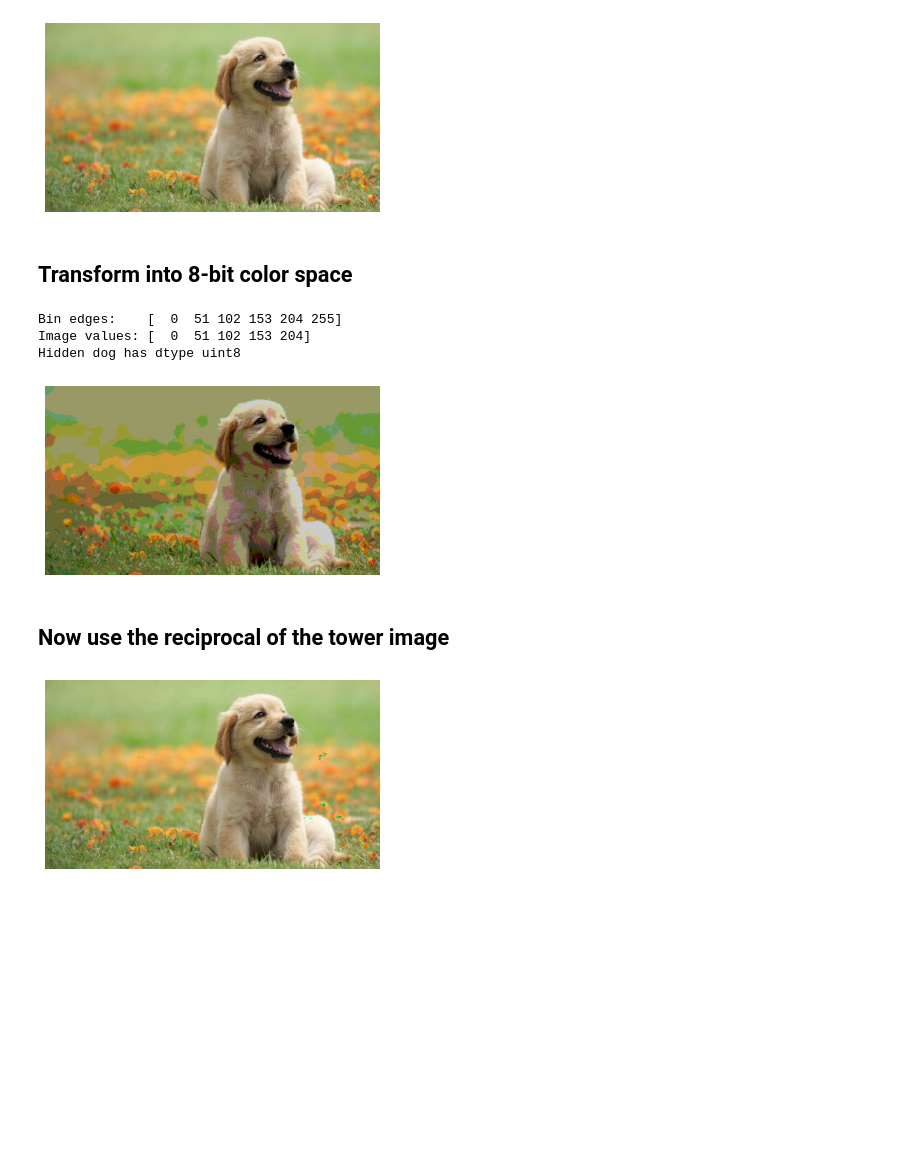
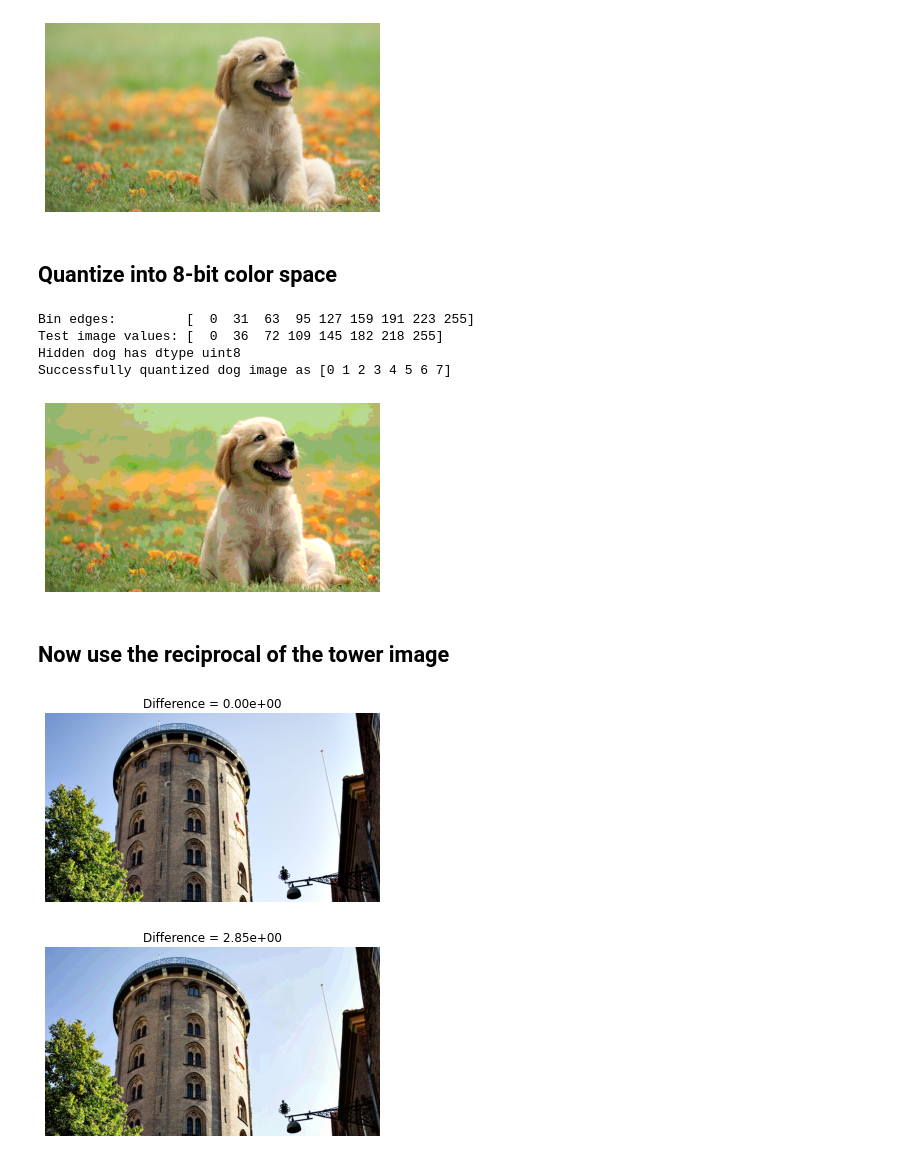
Before and after one commit to simonaertssen/steganography, a Jupyter notebook: preparation.ipynb, the cells around one changed output. Drawn from its saved outputs; the diff is of its cells as text; code cells hidden in the pictures; blank space fills up the shorter version.

```diff
--- a/preparation.ipynb
+++ b/preparation.ipynb
@@ -28,46 +28,56 @@ Dog     has shape (602, 1200, 3) and dtype uint8
 New dog has shape (576, 1024, 3) and dtype uint8
 [figure]
 # %% [markdown]
-## Transform into 8-bit color space
+## Quantize into 8-bit color space
 # %%
 hidden_dog = dog.copy()
-bits = 5
+bits = 8
 edges = np.linspace(start=0, stop=255, num=bits+1).astype(imagetype)
-print(f"Bin edges:    {edges}")
+print(f"Bin edges:         {edges}")
 
 for i in range(bits):
     low, high = edges[i], edges[i+1]
     in_interval = np.logical_and(low < dog, dog <= high)
     hidden_dog[in_interval] = i
 
-step = (high - low)
-test_dog = hidden_dog*step
-
+step = 255.0 / bits
+test_dog = (hidden_dog * 255.0 / hidden_dog.max()).astype(np.uint8)
 plt.imshow(test_dog)
 plt.axis('off')
 
-print(f"Image values: {np.unique(test_dog)}")
+print(f"Test image values: {np.unique(test_dog)}")
 print(f"Hidden dog has dtype {hidden_dog.dtype}")
+print("Successfully quantized dog image as", np.unique(hidden_dog))
 
 plt.imsave('altered_images/dog.png', hidden_dog)
 # %% [output]
-Bin edges:    [  0  51 102 153 204 255]
-Image values: [  0  51 102 153 204]
+Bin edges:         [  0  31  63  95 127 159 191 223 255]
+Test image values: [  0  36  72 109 145 182 218 255]
 Hidden dog has dtype uint8
+Successfully quantized dog image as [0 1 2 3 4 5 6 7]
-[figure, old version]
+[figure, new version]
 # %% [markdown]
 ## Now use the reciprocal of the tower image
 # %%
+tower_quotient = tower // bits
 tower_remainder = tower % bits
-tower_quotient = np.floor(tower / bits)
 
-# new_tower = (tower_quotient * bits + tower_remainder).astype(imagetype) # Get the original image
+reconstructed_tower = (tower_quotient * bits + tower_remainder).astype(imagetype)  # Get the original image
+reconstruction_difference = np.sqrt(np.mean(np.square(tower - reconstructed_tower)))
+
+plt.imshow(reconstructed_tower)
+plt.title(f'Difference = {reconstruction_difference:.2e}')
+plt.axis('off')
+plt.show()
 
 new_tower = (tower_quotient * bits + hidden_dog).astype(imagetype) # Now contains remainder of dog image
+reconstruction_difference = np.sqrt(np.mean(np.square(tower - new_tower)))
 
 plt.imshow(new_tower)
-plt.axis('off');
-plt.show()
+plt.title(f'Difference = {reconstruction_difference:.2e}')
+plt.axis('off')
+plt.show();
 # %% [output]
-[figure, old version]
+[figure, new version]
+[figure, added]
 # %%
```
Also changed, not shown: parts of 1 cell of this notebook, 3 other files.
